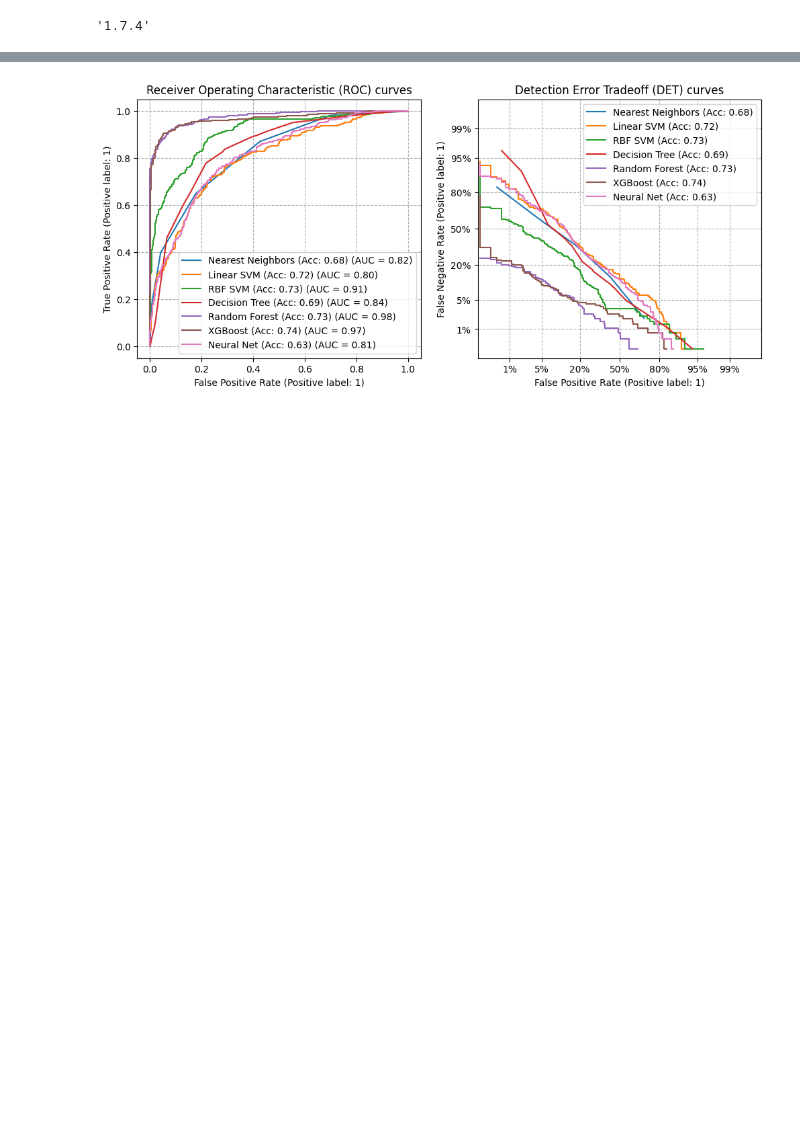
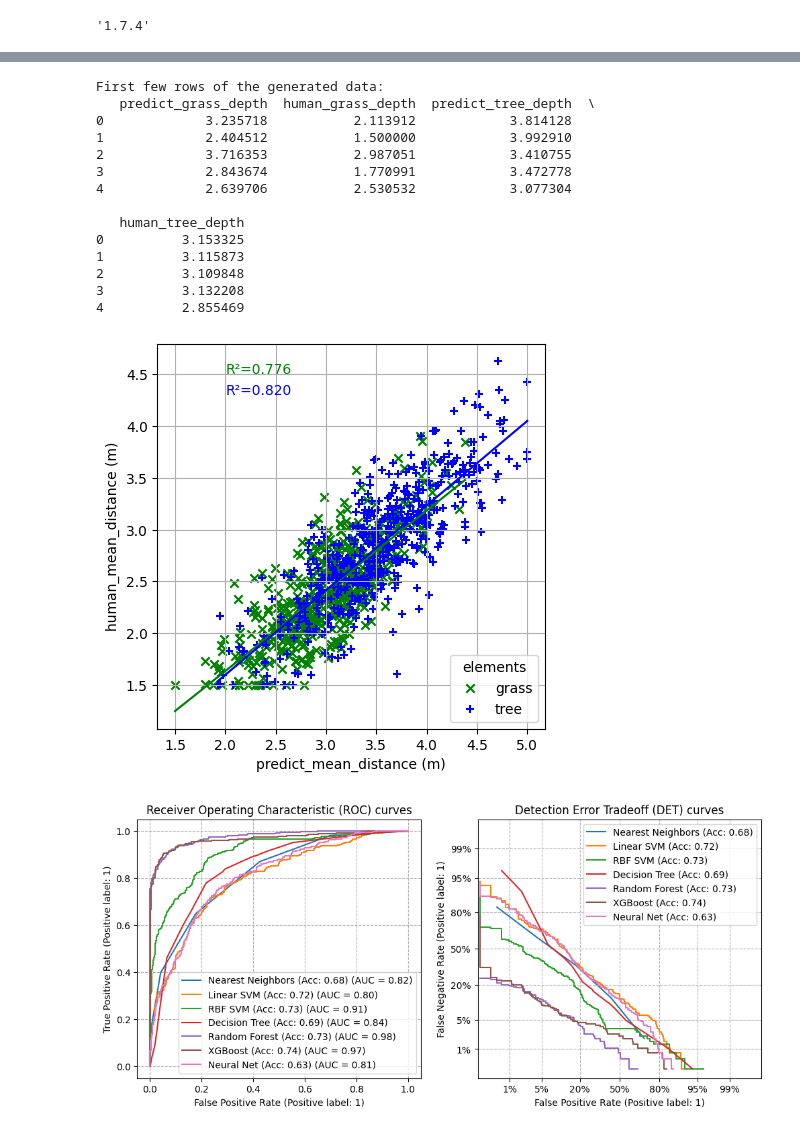
Before and after one commit to MMHHRR/Perception_distance, a Jupyter notebook: code/restoration_depth.ipynb, the cells around one changed output, grey strips where cells are left out. Saved outputs shown, nothing was run; the diff lists cells and outputs as text; code cells hidden in the pictures; blank space fills up the shorter version.

```diff
--- a/code/restoration_depth.ipynb
+++ b/code/restoration_depth.ipynb
@@ -223,3 +363,70 @@ classifiers = {
+# %%
+import numpy as np
+import pandas as pd
+import matplotlib.pyplot as plt
+
+# 保存到CSV文件
+df = pd.read_csv(r'D:\A_Research\A_doing_research\20240710_depth+restoration+wuhan\depth_samples.csv')
+
+# 显示前几行数据
+print("\nFirst few rows of the generated data:")
+print(df.head())
+
+# 创建图形
+plt.figure(figsize=(5, 5))
+
+# 绘制散点图和回归线
+# 草地数据
+grass = plt.scatter(df['predict_grass_depth'], df['human_grass_depth'],
+                   marker='x', color='green', label='grass')
+z_grass = np.polyfit(df['predict_grass_depth'], df['human_grass_depth'], 1)
+p_grass = np.poly1d(z_grass)
+x_grass = np.linspace(df['predict_grass_depth'].min(), df['predict_grass_depth'].max(), 100)
+plt.plot(x_grass, p_grass(x_grass), 'g-')
+
+# 树木数据
+tree = plt.scatter(df['predict_tree_depth'], df['human_tree_depth'],
+                  marker='+', color='blue', label='tree')
+z_tree = np.polyfit(df['predict_tree_depth'], df['human_tree_depth'], 1)
+p_tree = np.poly1d(z_tree)
+x_tree = np.linspace(df['predict_tree_depth'].min(), df['predict_tree_depth'].max(), 100)
+plt.plot(x_tree, p_tree(x_tree), 'b-')
+
+# 计算相关系数
+r2_grass = np.corrcoef(df['predict_grass_depth'], df['human_grass_depth'])[0,1]
+r2_tree = np.corrcoef(df['predict_tree_depth'], df['human_tree_depth'])[0,1]
+
+# 添加R²值到图例
+plt.text(2, 4.5, f'R²={r2_grass:.3f}', color='green')
+plt.text(2, 4.3, f'R²={r2_tree:.3f}', color='blue')
+
+# 设置图形属性
+plt.xlabel('predict_mean_distance (m)')
+plt.ylabel('human_mean_distance (m)')
+plt.grid(True)
+plt.legend(title='elements', loc='lower right')
+
+# 设置坐标轴范围
+# plt.xlim(1.5, 5)
+# plt.ylim(1.5, 5)
+
+plt.show()
+# %% [output]
+First few rows of the generated data:
+   predict_grass_depth  human_grass_depth  predict_tree_depth  \
+0             3.235718           2.113912            3.814128
+1             2.404512           1.500000            3.992910
+2             3.716353           2.987051            3.410755
+3             2.843674           1.770991            3.472778
+4             2.639706           2.530532            3.077304
+
+   human_tree_depth
+0          3.153325
+1          3.115873
+2          3.109848
+3          3.132208
+4          2.855469
+[figure, added]
 # %%
 import matplotlib.pyplot as plt
 
```
Also changed, not shown: parts of 26 cells of this notebook.
